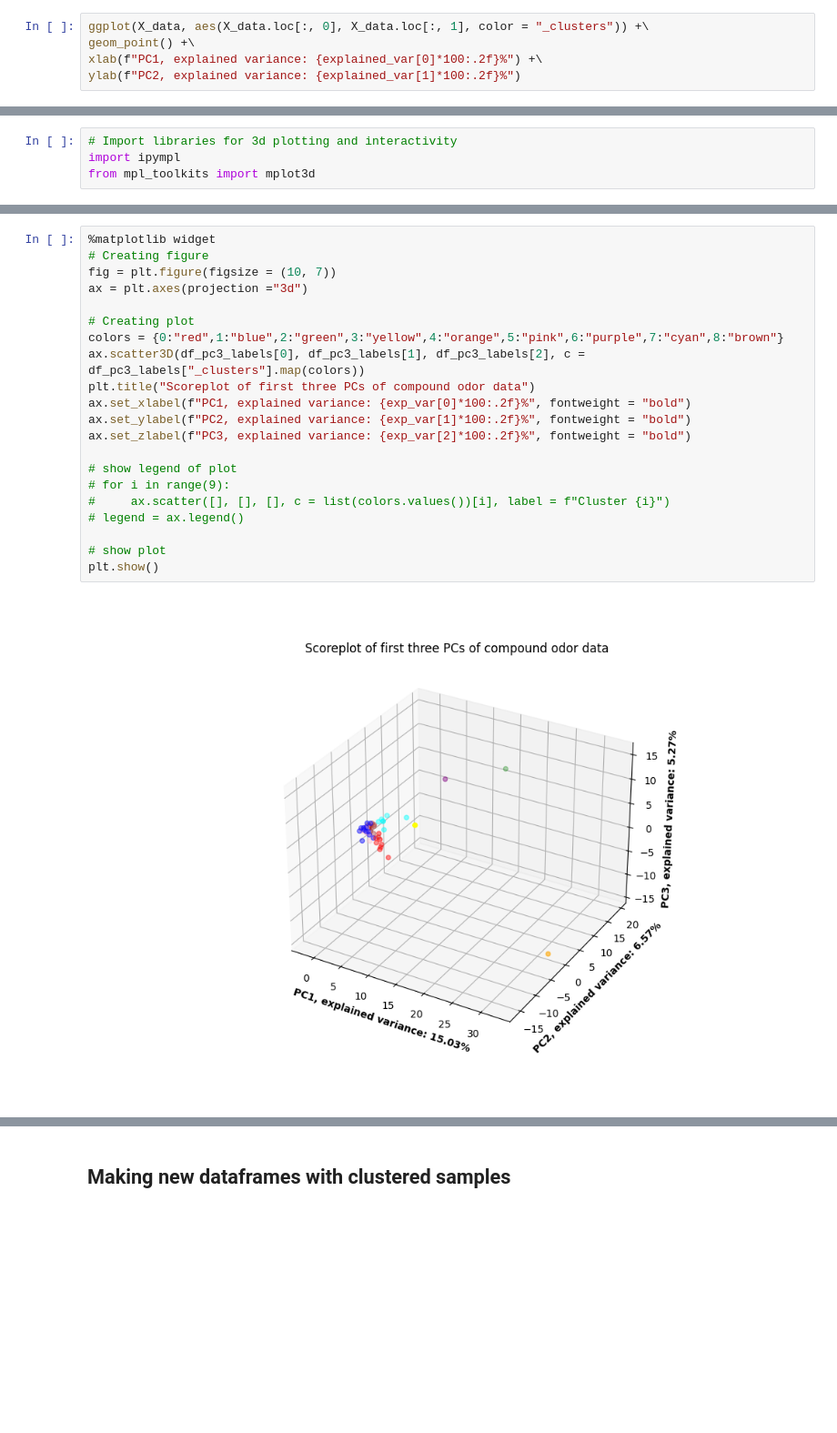
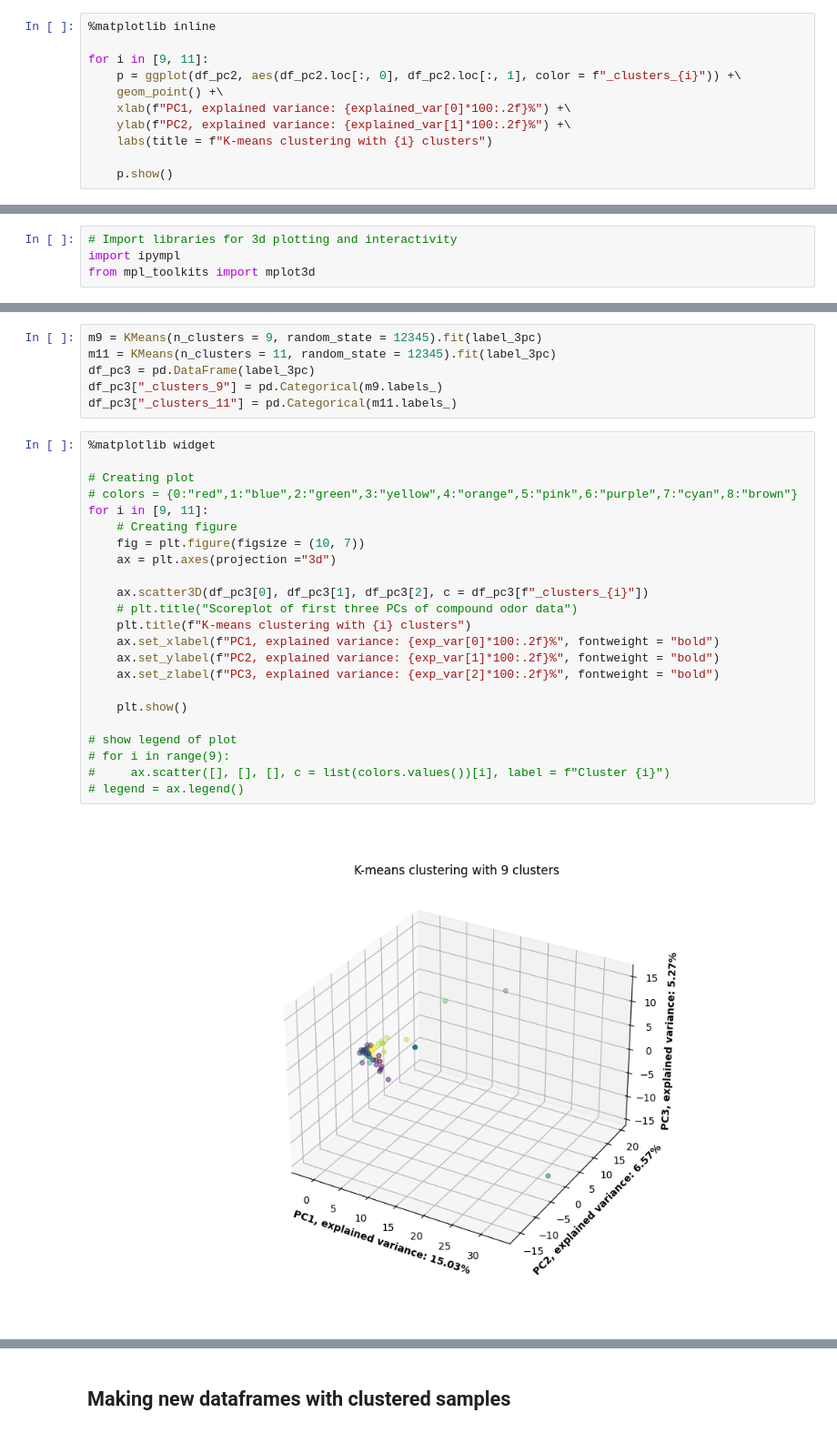
Before and after one commit to IOuadah/SML_Project, a Jupyter notebook: data_prep.ipynb, the cells around one changed output, grey strips where cells are left out. Shown at 91% size. Saved outputs shown, nothing was run; the diff lists cells and outputs as text; blank space fills up the shorter version.

```diff
--- a/data_prep.ipynb
+++ b/data_prep.ipynb
@@ -239,6 +243,12 @@ explained_var.sum()
 # %%
-ggplot(X_data, aes(X_data.loc[:, 0], X_data.loc[:, 1], color = "_clusters")) +\
-geom_point() +\
-xlab(f"PC1, explained variance: {explained_var[0]*100:.2f}%") +\
-ylab(f"PC2, explained variance: {explained_var[1]*100:.2f}%")
+%matplotlib inline
+
+for i in [9, 11]:
+    p = ggplot(df_pc2, aes(df_pc2.loc[:, 0], df_pc2.loc[:, 1], color = f"_clusters_{i}")) +\
+    geom_point() +\
+    xlab(f"PC1, explained variance: {explained_var[0]*100:.2f}%") +\
+    ylab(f"PC2, explained variance: {explained_var[1]*100:.2f}%") +\
+    labs(title = f"K-means clustering with {i} clusters")
+
+    p.show()
 # %% [output]
@@ -287,23 +283,31 @@ total_exp_var
+# %%
+m9 = KMeans(n_clusters = 9, random_state = 12345).fit(label_3pc)
+m11 = KMeans(n_clusters = 11, random_state = 12345).fit(label_3pc)
+df_pc3 = pd.DataFrame(label_3pc)
+df_pc3["_clusters_9"] = pd.Categorical(m9.labels_)
+df_pc3["_clusters_11"] = pd.Categorical(m11.labels_)
 # %%
 %matplotlib widget
-# Creating figure
-fig = plt.figure(figsize = (10, 7))
-ax = plt.axes(projection ="3d")
 
 # Creating plot
-colors = {0:"red",1:"blue",2:"green",3:"yellow",4:"orange",5:"pink",6:"purple",7:"cyan",8:"brown"}
-ax.scatter3D(df_pc3_labels[0], df_pc3_labels[1], df_pc3_labels[2], c = df_pc3_labels["_clusters"].map(colors))
-plt.title("Scoreplot of first three PCs of compound odor data")
-ax.set_xlabel(f"PC1, explained variance: {exp_var[0]*100:.2f}%", fontweight = "bold")
-ax.set_ylabel(f"PC2, explained variance: {exp_var[1]*100:.2f}%", fontweight = "bold")
-ax.set_zlabel(f"PC3, explained variance: {exp_var[2]*100:.2f}%", fontweight = "bold")
+# colors = {0:"red",1:"blue",2:"green",3:"yellow",4:"orange",5:"pink",6:"purple",7:"cyan",8:"brown"}
+for i in [9, 11]:
+    # Creating figure
+    fig = plt.figure(figsize = (10, 7))
+    ax = plt.axes(projection ="3d")
+
+    ax.scatter3D(df_pc3[0], df_pc3[1], df_pc3[2], c = df_pc3[f"_clusters_{i}"])
+    # plt.title("Scoreplot of first three PCs of compound odor data")
+    plt.title(f"K-means clustering with {i} clusters")
+    ax.set_xlabel(f"PC1, explained variance: {exp_var[0]*100:.2f}%", fontweight = "bold")
+    ax.set_ylabel(f"PC2, explained variance: {exp_var[1]*100:.2f}%", fontweight = "bold")
+    ax.set_zlabel(f"PC3, explained variance: {exp_var[2]*100:.2f}%", fontweight = "bold")
+
+    plt.show()
 
 # show legend of plot
 # for i in range(9):
 #     ax.scatter([], [], [], c = list(colors.values())[i], label = f"Cluster {i}")
 # legend = ax.legend()
-
-# show plot
-plt.show()
 # %% [output]
-[figure, old version]
+[figure, new version]
```
Also changed, not shown: parts of 41 cells of this notebook, 7 other files.
